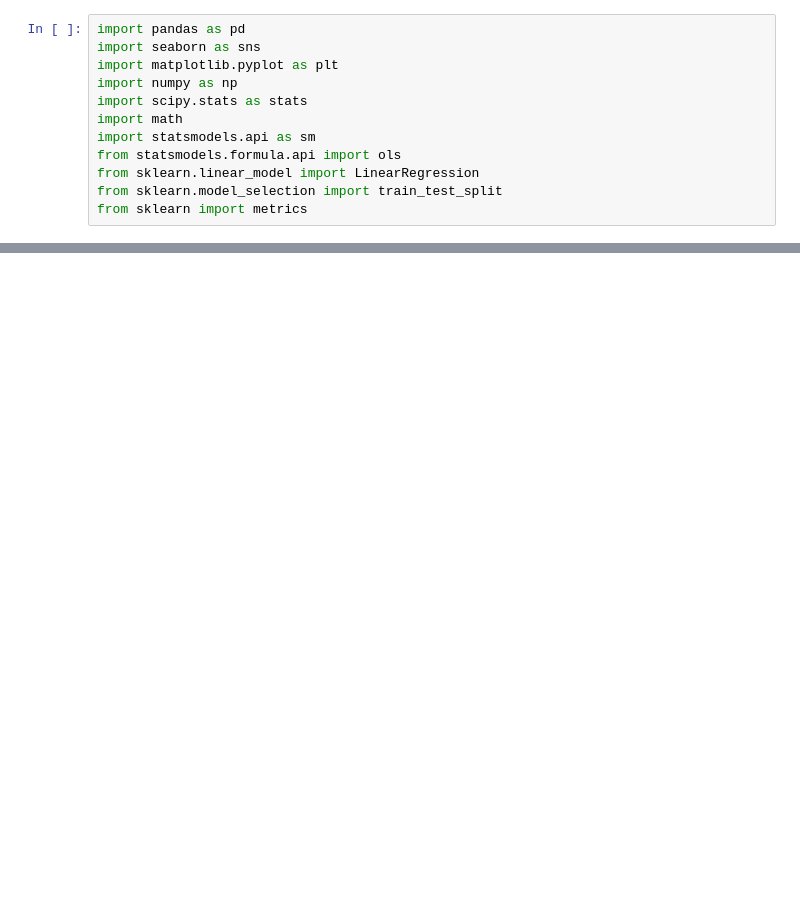
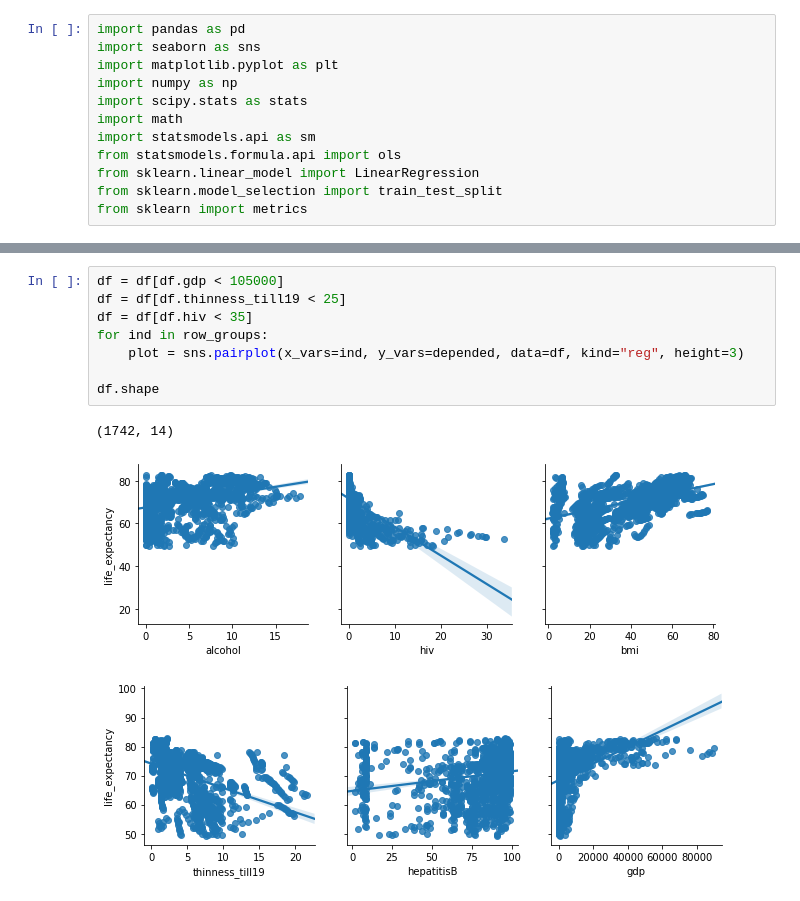
Before and after one commit to DaggerForce/Life_Expectancy_Project, a Jupyter notebook: infant_mortality.ipynb, the cells around one changed output, grey strips where cells are left out. Saved outputs shown, nothing was run; the diff lists cells and outputs as text; blank space fills up the shorter version.

```diff
--- a/infant_mortality.ipynb
+++ b/infant_mortality.ipynb
@@ -43 +124,13 @@ clean_df
+# %%
+df = df[df.gdp < 105000]
+df = df[df.thinness_till19 < 25]
+df = df[df.hiv < 35]
+for ind in row_groups:
+    plot = sns.pairplot(x_vars=ind, y_vars=depended, data=df, kind="reg", height=3)
+
+df.shape
+# %% [output]
+(1742, 14)
+[figure, added]
+[figure, added]
 # %%
```
Also changed, not shown: parts of 16 cells of this notebook.
